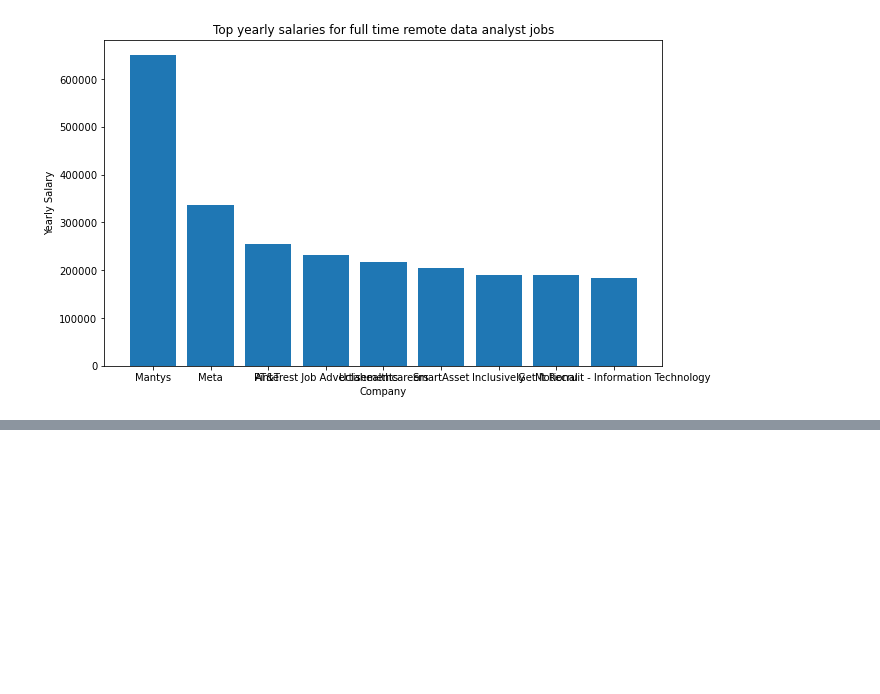
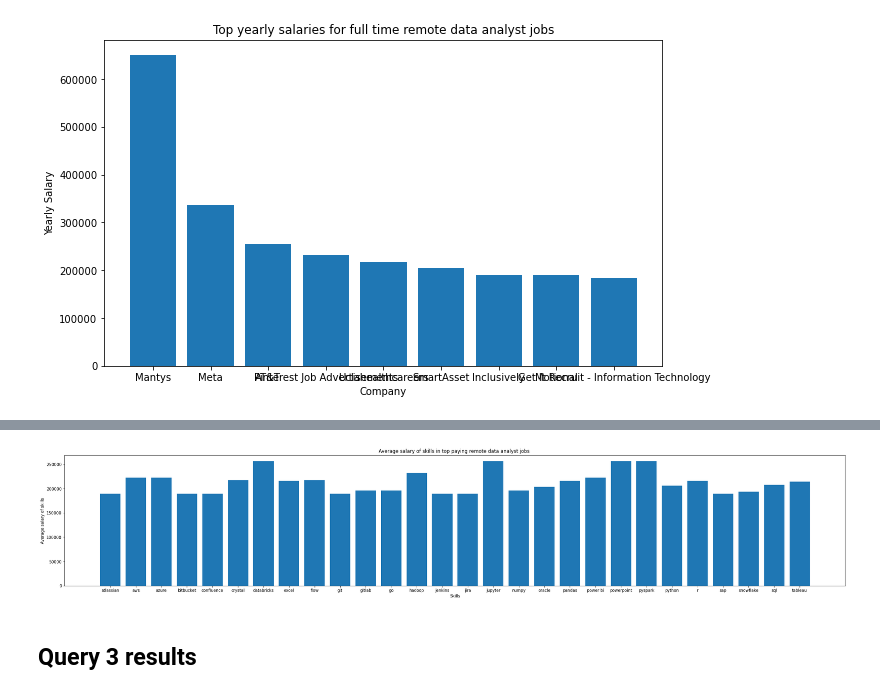
Before and after one commit to DanielTomaro13/SQL-project, a Jupyter notebook: Python_analysis.ipynb, the cells around one changed output, grey strips where cells are left out. Saved outputs shown, nothing was run; the diff lists cells and outputs as text; code cells hidden in the pictures; blank space fills up the shorter version.

```diff
--- a/Python_analysis.ipynb
+++ b/Python_analysis.ipynb
@@ -163,0 +722,8 @@ plt.show()
+# %%
+df2['salary_year_avg'] = pd.to_numeric(df2['salary_year_avg'], errors='coerce')
+
+skills_salary_avg_df = df2.groupby("skills", as_index=False)["salary_year_avg"].mean()
+
+skills_salary_avg_df.columns = ["skills", "average_salary"]
+
+skills_salary_avg_df.head(10)
@@ -163,0 +742,12 @@ plt.show()
+# %%
+plt.figure(figsize=(35,6))
+plt.bar(skills_salary_avg_df['skills'],skills_salary_avg_df['average_salary'])
+plt.xlabel('Skills')
+plt.ylabel('Average salary of skills')
+plt.title('Average salary of skills in top paying remote data analyst jobs ')
+
+plt.show()
+# %% [output]
+[figure, added]
+# %% [markdown]
+## Query 3 results
```
Also changed, not shown: parts of 25 cells of this notebook.
